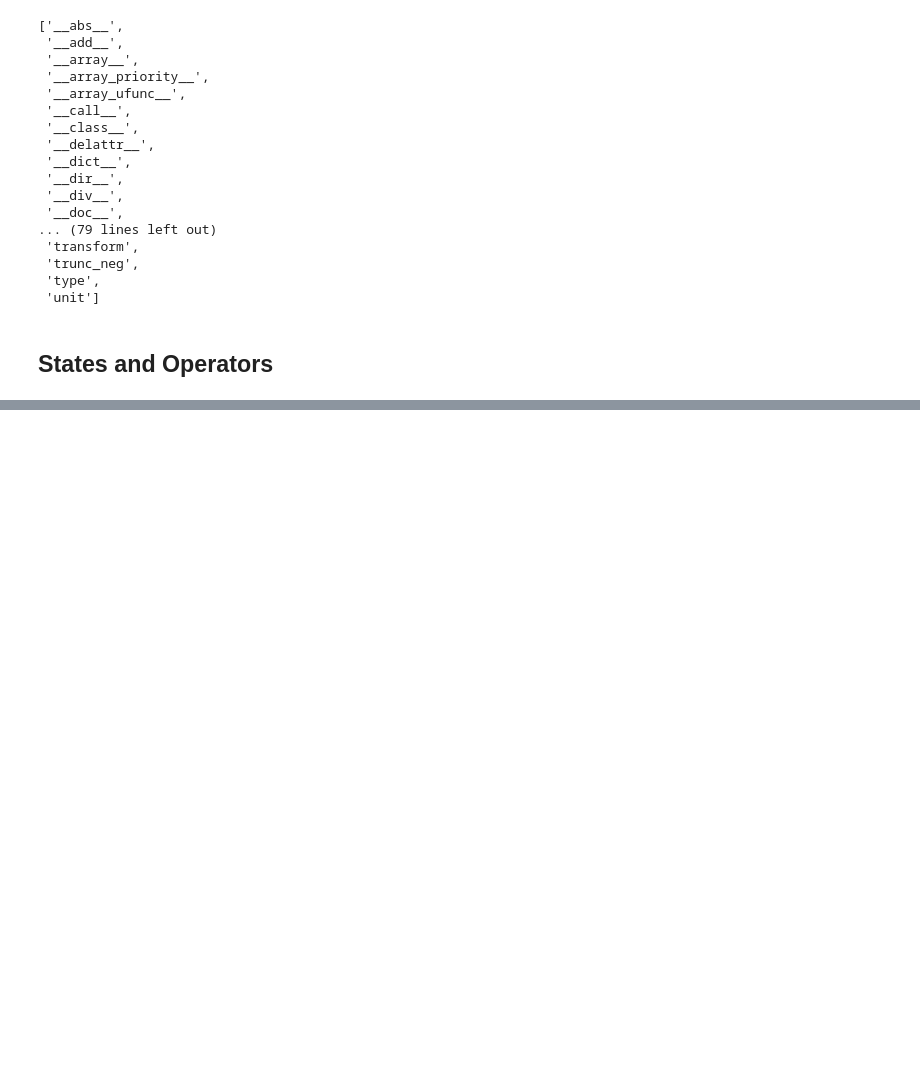
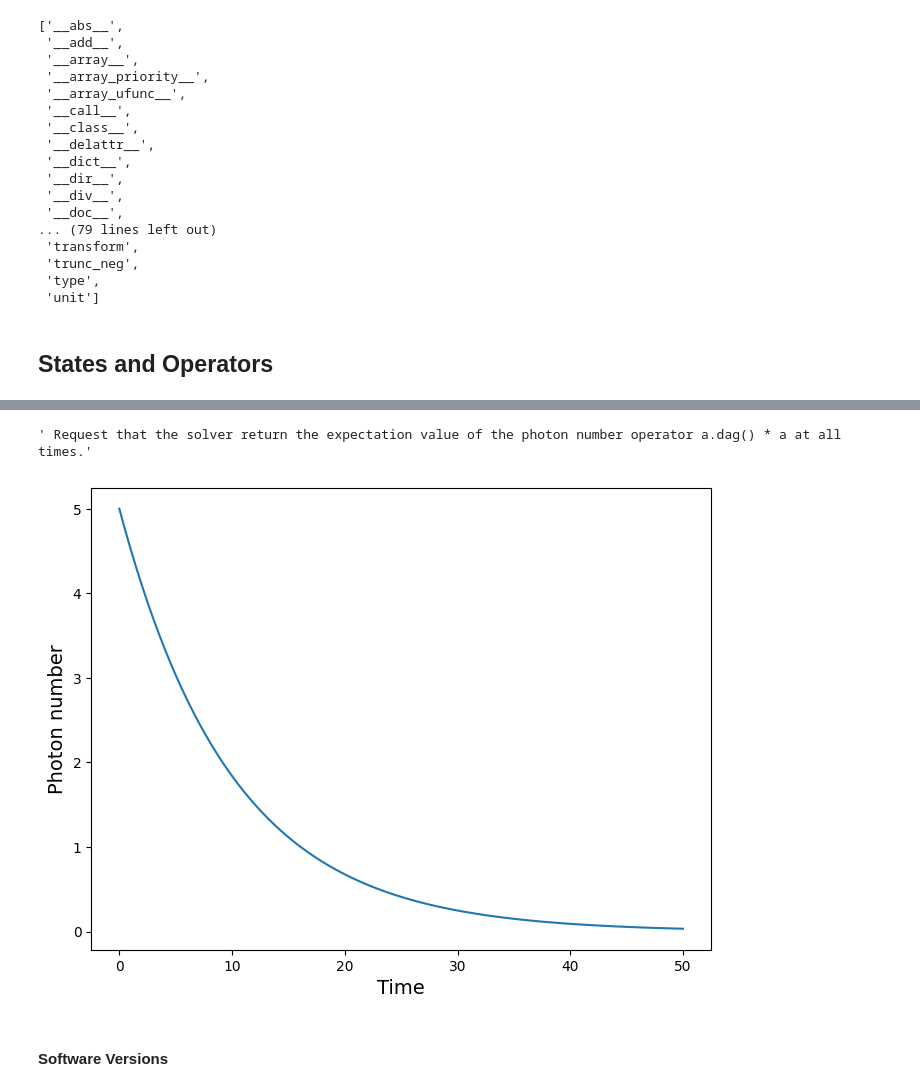
Before and after one commit to MonitSharma/qutip-and-quantum-control, a Jupyter notebook: quantum_mechanics/introduction_to_qutip.ipynb, the cells around one changed output, grey strips where cells are left out. Cells and saved outputs as stored; diff of their text form; code cells hidden in the pictures; blank space fills up the shorter version.

```diff
--- a/quantum_mechanics/introduction_to_qutip.ipynb
+++ b/quantum_mechanics/introduction_to_qutip.ipynb
@@ -155,0 +558,28 @@ dir(Qobj)
+# %%
+w = 1.0 # frequency of the harmonic oscillator
+kappa = 0.1 # coupling to the environment
+a = destroy(10) # annihilation operator
+rho0 = fock_dm(10, 5) # initial state
+H = w * a.dag() * a # Hamiltonian
+
+c_ops = [np.sqrt(kappa) * a] # collapse operators
+# %%
+tlist = np.linspace(0, 50, 100)
+
+""" Request that the solver return the expectation value of the photon number operator a.dag() * a at all times."""
+
+result = mesolve(H, rho0, tlist, c_ops, [a.dag() * a])
+# %%
+fig, ax = plt.subplots(1,1,figsize=(8,6))
+
+ax.plot(tlist, result.expect[0])
+
+ax.set_xlabel('Time', fontsize=14)
+ax.set_ylabel('Photon number', fontsize=14)
+
+""" Request that the solver return the expectation value of the photon number operator a.dag() * a at all times."""
+# %% [output]
+' Request that the solver return the expectation value of the photon number operator a.dag() * a at all times.'
+[figure, added]
+# %% [markdown]
+#### Software Versions
```
Also changed, not shown: parts of 76 cells of this notebook.
